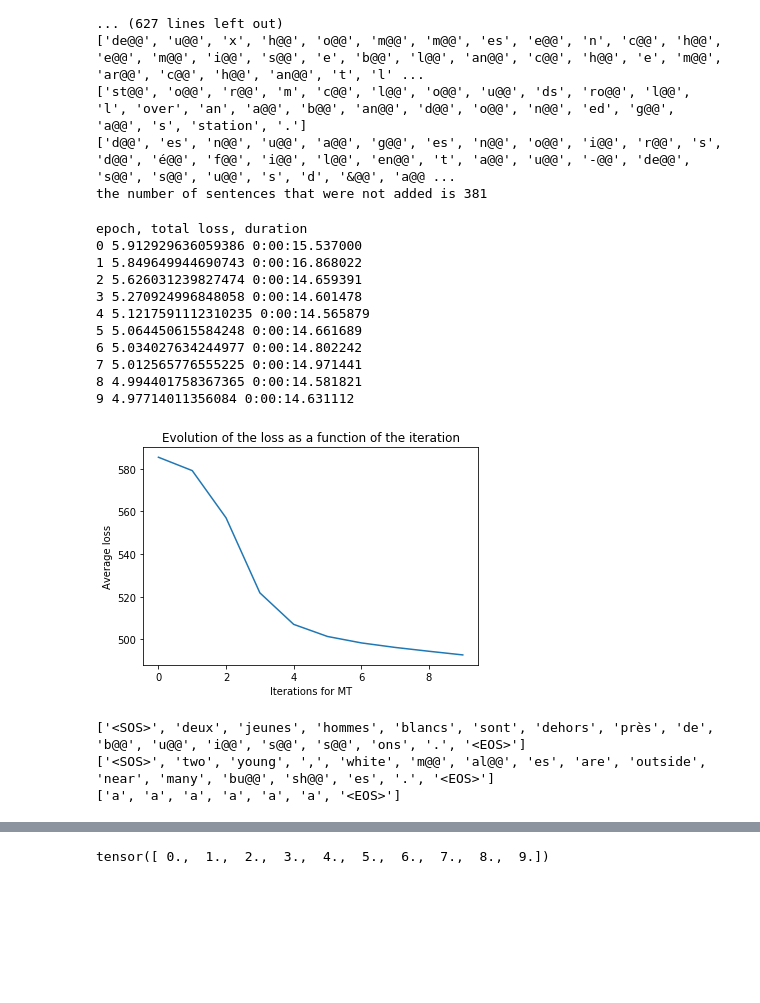
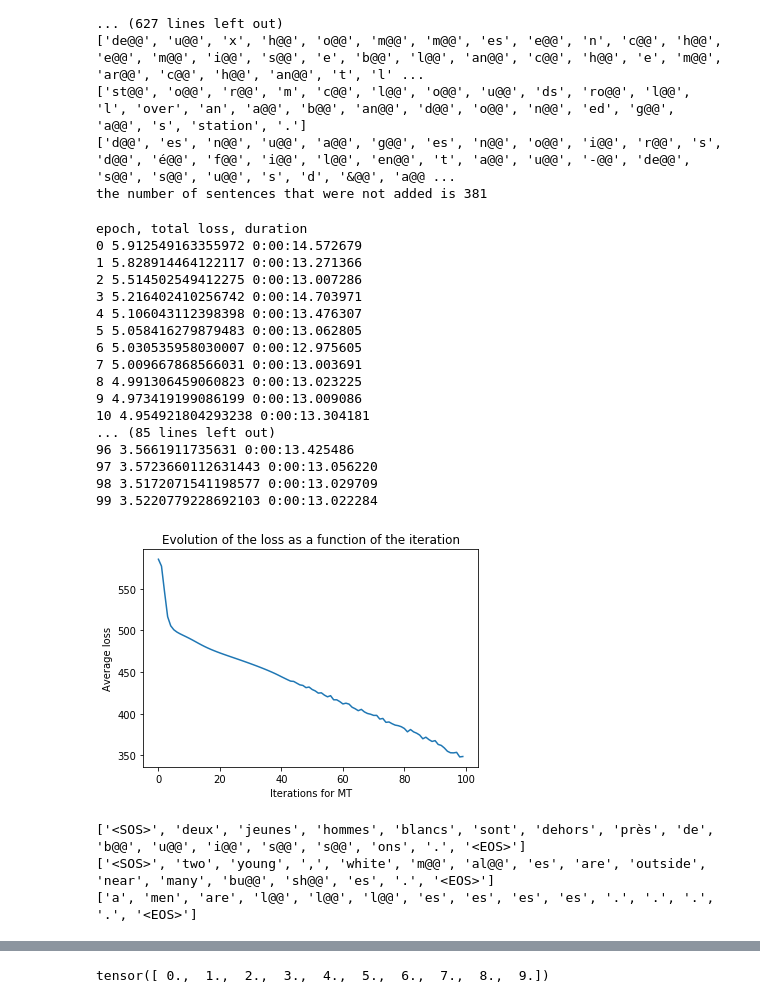
Before and after one commit to ecekt/NLP2-LAB2, a Jupyter notebook: NLP2-lab2.ipynb, the cells around one changed output, grey strips where cells are left out. Saved outputs shown, nothing was run; the diff lists cells and outputs as text; code cells hidden in the pictures; blank space fills up the shorter version.

```diff
--- a/NLP2-lab2.ipynb
+++ b/NLP2-lab2.ipynb
@@ -456,7 +457,7 @@ class Decoder(nn.Module):
     def initHidden(self):
         return torch.zeros(1, 1, self.hidden_size, device=device)
 # %%
-epochs = 10
+epochs = 100
 learning_rate = 0.01
 w_embedding_dim = 300
 p_embedding_dim = 300
@@ -519,45 +520,51 @@ for e in range(epochs):
 
     print(e, total_loss/portion, now-then)
 
 
 with open('model_encoder' + str(portion) + '.pickle','wb') as file:
     pickle.dump(model_encoder,file)
 
 
 with open('model_decoder' + str(portion) + '.pickle','wb') as file:
     pickle.dump(model_decoder,file)
 
 iteration= list(range(len(losses)))
 
 plt.plot(iteration, losses)
 plt.xlabel("Iterations for MT")
 plt.ylabel('Average loss')
 plt.title('Evolution of the loss as a function of the iteration')
 plt.savefig("mt" + str(portion)+".png")
 plt.show()
 
 test_fr_sentence = corpus2id_fr[0]
 test_en_sentence = corpus2id_en[0]
 
 decoder_outputs, decoder_attentions = evaluate_test(model_encoder, model_decoder,test_fr_sentence, test_en_sentence)
 
 print(word_ids2string(test_fr_sentence, id2tokens_fr))
 print(word_ids2string(test_en_sentence, id2tokens_en))
 print(word_ids2string(decoder_outputs, id2tokens_en))
 # %% [output]
 epoch, total loss, duration
-0 5.912929636059386 0:00:15.537000
-1 5.849649944690743 0:00:16.868022
-2 5.626031239827474 0:00:14.659391
-3 5.270924996848058 0:00:14.601478
-4 5.1217591112310235 0:00:14.565879
-5 5.064450615584248 0:00:14.661689
-6 5.034027634244977 0:00:14.802242
-7 5.012565776555225 0:00:14.971441
-8 4.994401758367365 0:00:14.581821
-9 4.97714011356084 0:00:14.631112
+0 5.912549163355972 0:00:14.572679
+1 5.828914464122117 0:00:13.271366
+2 5.514502549412275 0:00:13.007286
+3 5.216402410256742 0:00:14.703971
+4 5.106043112398398 0:00:13.476307
+5 5.058416279879483 0:00:13.062805
+6 5.030535958030007 0:00:12.975605
+7 5.009667868566031 0:00:13.003691
+8 4.991306459060823 0:00:13.023225
+9 4.973419199086199 0:00:13.009086
+10 4.954921804293238 0:00:13.304181
+... (85 lines left out)
+96 3.5661911735631 0:00:13.425486
+97 3.5723660112631443 0:00:13.056220
+98 3.5172071541198577 0:00:13.029709
+99 3.5220779228692103 0:00:13.022284
-[figure, old version]
+[figure, new version]
 ['<SOS>', 'deux', 'jeunes', 'hommes', 'blancs', 'sont', 'dehors', 'près', 'de', 'b@@', 'u@@', 'i@@', 's@@', 's@@', 'ons', '.', '<EOS>']
 ['<SOS>', 'two', 'young', ',', 'white', 'm@@', 'al@@', 'es', 'are', 'outside', 'near', 'many', 'bu@@', 'sh@@', 'es', '.', '<EOS>']
-['a', 'a', 'a', 'a', 'a', 'a', '<EOS>']
+['a', 'men', 'are', 'l@@', 'l@@', 'l@@', 'es', 'es', 'es', 'es', '.', '.', '.', '.', '<EOS>']
 # %%
```
Also changed, not shown: parts of 6 cells of this notebook.
